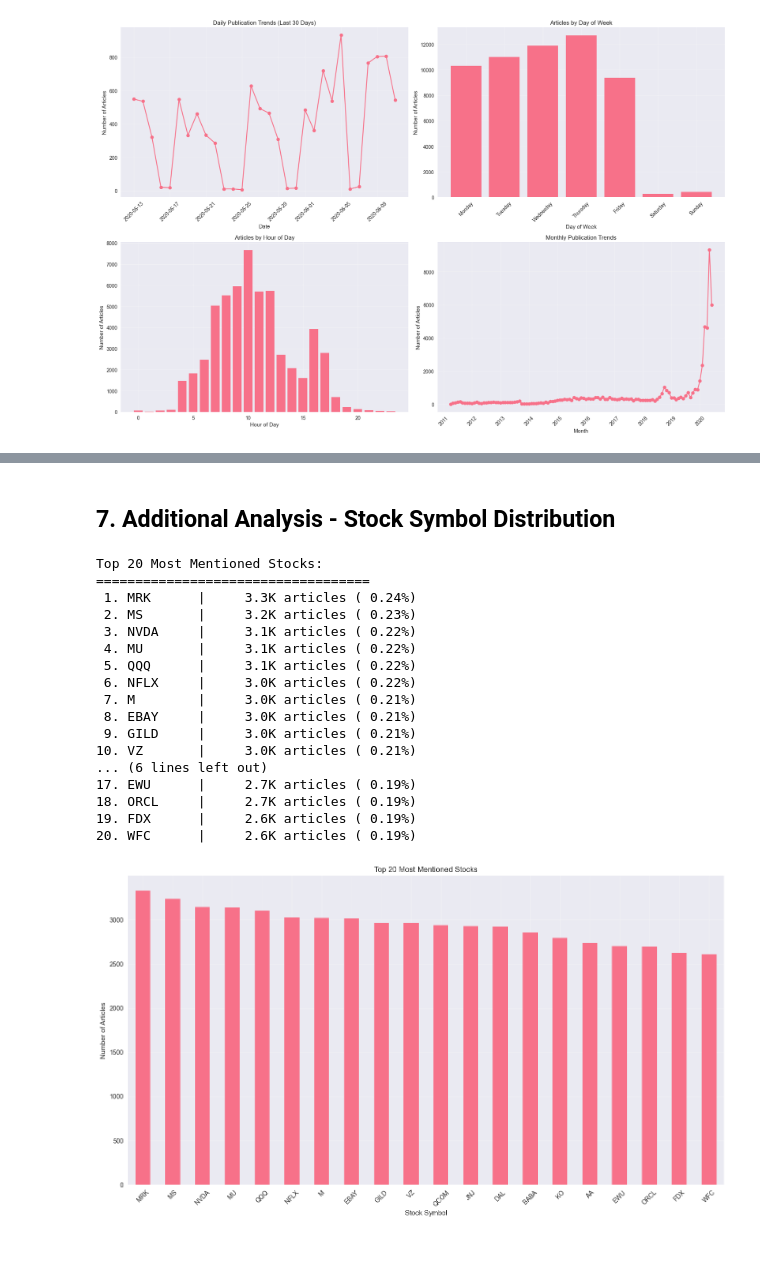
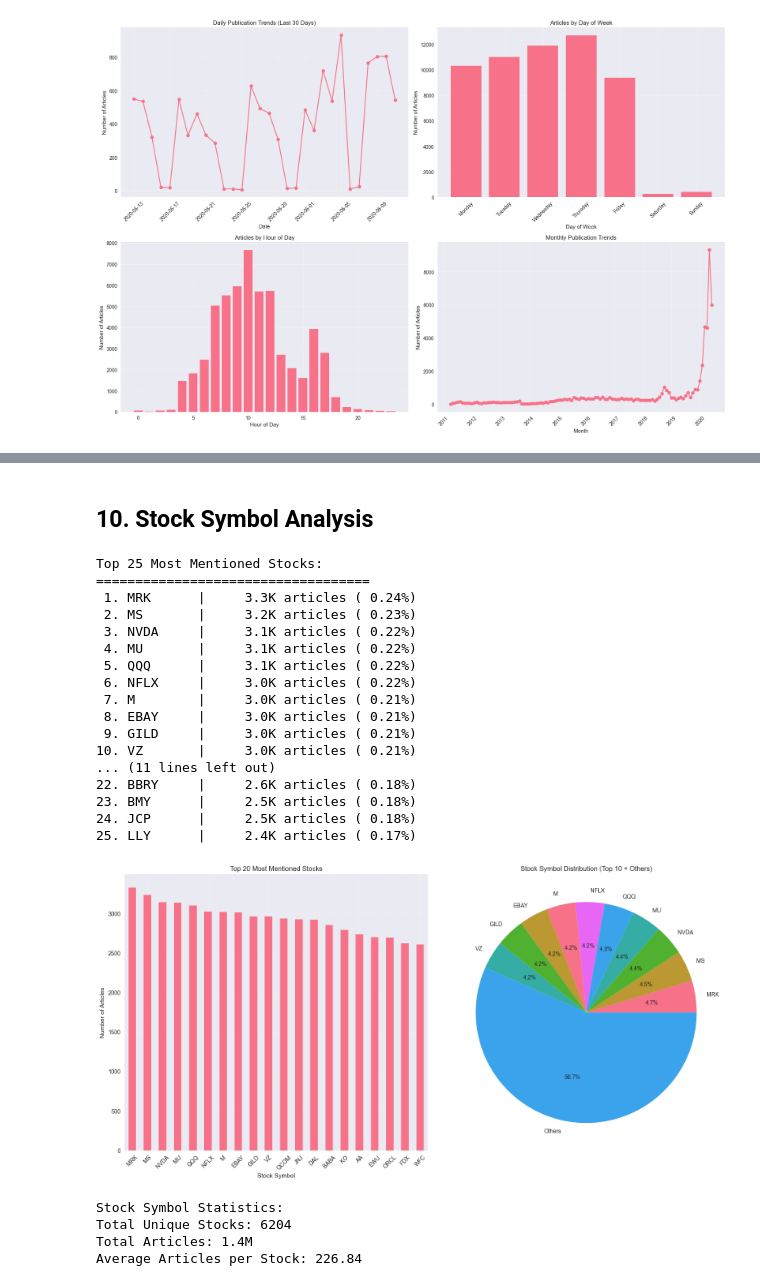
Before and after one commit to projwork/stock-price-prediction-week1, a Jupyter notebook: notebooks/task1_eda.ipynb, the cells around one changed output, grey strips where cells are left out. Cells and saved outputs as stored; diff of their text form; code cells hidden in the pictures; blank space fills up the shorter version.

```diff
--- a/notebooks/task1_eda.ipynb
+++ b/notebooks/task1_eda.ipynb
@@ -168,0 +311,4 @@ analyzer.plot_headline_length_distribution(figsize=(14, 6))
+# %%
+# Initialize time series analyzer
+ts_analyzer = FinancialTimeSeriesAnalyzer(df, date_column='date')
+print("Time Series Analyzer initialized successfully!")
@@ -271,0 +553,4 @@ INFO:matplotlib.category:Using categorical units to plot a list of strings that
+# %%
+# Initialize publisher analyzer
+publisher_analyzer = FinancialPublisherAnalyzer(df, publisher_column='publisher', url_column='url')
+print("Publisher Analyzer initialized successfully!")
@@ -271,0 +631,16 @@ INFO:matplotlib.category:Using categorical units to plot a list of strings that
+# %%
+# Analyze URL domains
+url_analysis = publisher_analyzer.analyze_url_domains()
+if 'message' not in url_analysis:
+    print("URL Domain Analysis:")
+    print("=" * 22)
+    print(f"Total Unique URL Domains: {url_analysis['total_unique_url_domains']}")
+    if url_analysis['url_domain_type_distribution']:
+        print("URL Domain Type Distribution:")
+        for domain_type, count in url_analysis['url_domain_type_distribution'].items():
+            print(f"  {domain_type.replace('_', ' ').title()}: {format_large_numbers(count)} articles")
+    print("Top 15 URL Domains:")
+    for idx, (domain, count) in enumerate(list(url_analysis['top_url_domains'].items())[:15], 1):
+        print(f"{idx:2d}. {domain:<35} | {format_large_numbers(count)} articles")
+else:
+    print(url_analysis['message'])
@@ -272,43 +695,60 @@ INFO:matplotlib.category:Using categorical units to plot a list of strings that
 # %% [markdown]
-## 7. Additional Analysis - Stock Symbol Distribution
+## 10. Stock Symbol Analysis
 # %%
 # Analyze stock symbol distribution
 if 'stock' in df.columns:
-    stock_counts = df['stock'].value_counts().head(20)
-    print("Top 20 Most Mentioned Stocks:")
+    stock_counts = df['stock'].value_counts().head(25)
+    print("Top 25 Most Mentioned Stocks:")
     print("=" * 35)
     for idx, (stock, count) in enumerate(stock_counts.items(), 1):
         percentage = (count / len(df)) * 100
         print(f"{idx:2d}. {stock:<8} | {format_large_numbers(count):>8} articles ({percentage:>5.2f}%)")
     # Plot top stocks
-    plt.figure(figsize=(14, 8))
-    stock_counts.plot(kind='bar')
+    plt.figure(figsize=(16, 8))
+    plt.subplot(1, 2, 1)
+    stock_counts.head(20).plot(kind='bar')
     plt.title('Top 20 Most Mentioned Stocks')
     plt.xlabel('Stock Symbol')
     plt.ylabel('Number of Articles')
     plt.xticks(rotation=45)
     plt.grid(True, alpha=0.3)
+    # Stock distribution pie chart (top 10)
+    plt.subplot(1, 2, 2)
+    top_10_stocks = stock_counts.head(10)
+    other_stocks = stock_counts.iloc[10:].sum()
+    pie_data = list(top_10_stocks.values) + [other_stocks]
+    pie_labels = list(top_10_stocks.index) + ['Others']
+    plt.pie(pie_data, labels=pie_labels, autopct='%1.1f%%')
+    plt.title('Stock Symbol Distribution (Top 10 + Others)')
     plt.tight_layout()
     plt.show()
+    print(f"Stock Symbol Statistics:")
+    print(f"Total Unique Stocks: {df['stock'].nunique()}")
+    print(f"Total Articles: {format_large_numbers(len(df))}")
+    print(f"Average Articles per Stock: {len(df) / df['stock'].nunique():.2f}")
 else:
     print("Stock column not found in dataset")
 # %% [output]
-Top 20 Most Mentioned Stocks:
+Top 25 Most Mentioned Stocks:
 ===================================
  1. MRK      |     3.3K articles ( 0.24%)
  2. MS       |     3.2K articles ( 0.23%)
  3. NVDA     |     3.1K articles ( 0.22%)
  4. MU       |     3.1K articles ( 0.22%)
  5. QQQ      |     3.1K articles ( 0.22%)
  6. NFLX     |     3.0K articles ( 0.22%)
  7. M        |     3.0K articles ( 0.21%)
  8. EBAY     |     3.0K articles ( 0.21%)
  9. GILD     |     3.0K articles ( 0.21%)
 10. VZ       |     3.0K articles ( 0.21%)
-... (6 lines left out)
-17. EWU      |     2.7K articles ( 0.19%)
-18. ORCL     |     2.7K articles ( 0.19%)
-19. FDX      |     2.6K articles ( 0.19%)
-20. WFC      |     2.6K articles ( 0.19%)
+... (11 lines left out)
+22. BBRY     |     2.6K articles ( 0.18%)
+23. BMY      |     2.5K articles ( 0.18%)
+24. JCP      |     2.5K articles ( 0.18%)
+25. LLY      |     2.4K articles ( 0.17%)
-[figure, old version]
+[figure, new version]
+Stock Symbol Statistics:
+Total Unique Stocks: 6204
+Total Articles: 1.4M
+Average Articles per Stock: 226.84
 # %% [markdown]
```
Also changed, not shown: parts of 26 cells of this notebook, 3 other files.
